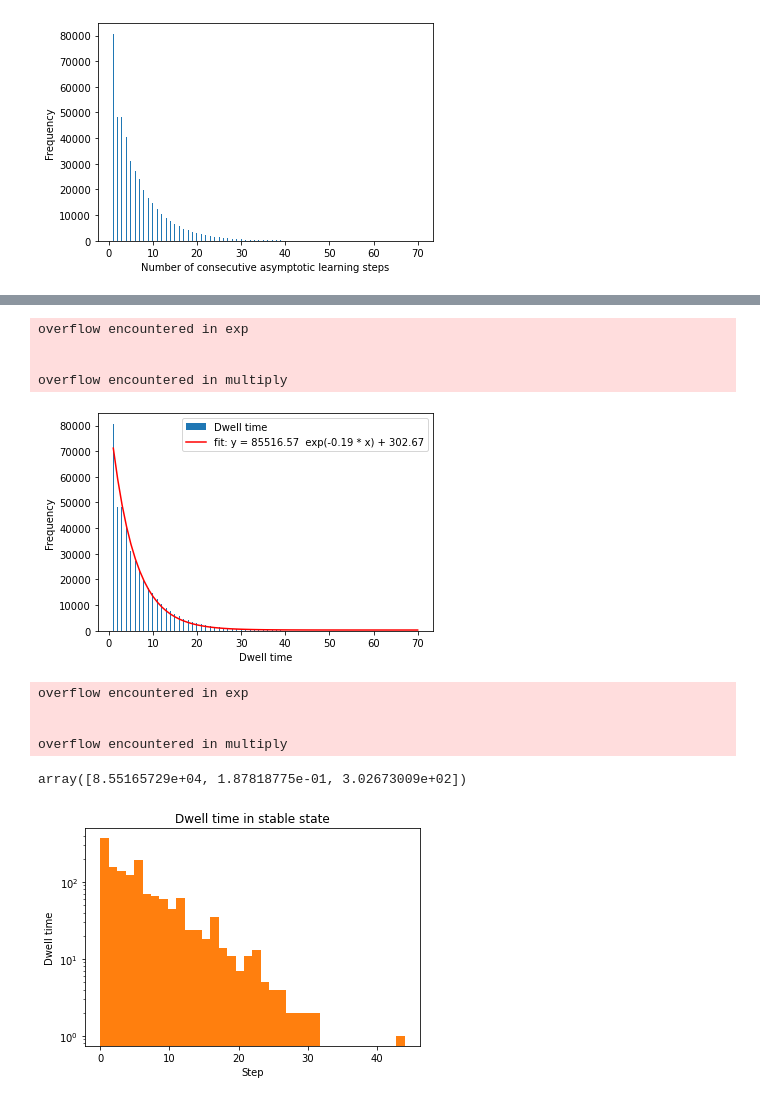
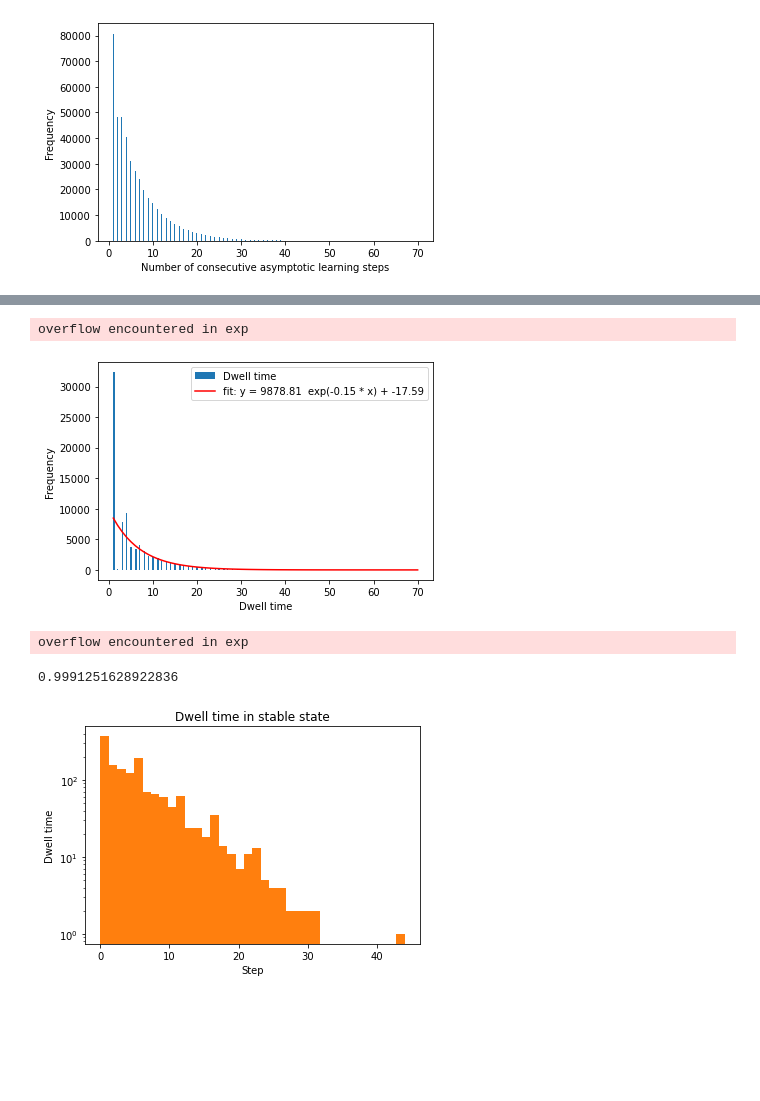
Before and after one commit to YutongB/Opinion-Dynamics, a Jupyter notebook: notebooks/interact.ipynb, the cells around one changed output, grey strips where cells are left out. Cells and saved outputs as stored; diff of their text form; code cells hidden in the pictures; blank space fills up the shorter version.

```diff
--- a/notebooks/interact.ipynb
+++ b/notebooks/interact.ipynb
@@ -94,6 +95,10 @@ res[0].dwell_time()
 # %%
-res[0].plot_dwell_time(log = False)
+res[0].plot_dwell_time(log = True)
 
+x = np.linspace(3, 50, 100)
+y = (4.03256 - 0.0694871*x)
+plt.plot(x, 10**y, label = 'fit $\\propto exp(-0.16t)$')
+plt.legend()
 # x,y = np.unique(res[0].dwell_time(), return_counts=True)
 # logy = np.log10(y)
 # c,m = np.polyfit(x,logy,1)
@@ -105,36 +111,30 @@ res[0].plot_dwell_time(log = False)
 # %%
 def func(x, a, b, c):
     return a * np.exp(-b * x) + c
 
-x,y = np.unique(res[0].dwell_time(), return_counts=True)
-popt, pcov = curve_fit(func, x, y)
+x,y = np.unique(np.sort(res[0].dwell_time()), return_counts=True)
+
+popt, pcov = curve_fit(func, x[5:40], y[5:40])
 
 plt.figure()
 res[0].plot_dwell_time(log = False)
-plt.plot(x, func(x, *popt), 'r-', label=f"fit: y = {a:.2f}  exp(-{b:.2f} * x) + {c:.2f}".format(popt))
+plt.plot(x, func(x, *popt), 'r-', label="fit: y = {:.2f}  exp(-{:.2f} * x) + {:.2f}".format(*popt))
 # plt.yscale('log')
 # plt.xlim(40,70)
 plt.legend()
 plt.show()
 
-popt, pcov = curve_fit(func, x, y)
-residuals = y- func(x, *popt)
+popt, pcov = curve_fit(func, x[5:40], y[5:40])
+residuals = y[5:40]- func(x[5:40], *popt)
 ss_res = np.sum(residuals**2)
 ss_tot = np.sum((y-np.mean(y))**2)
 r_squared = 1 - (ss_res / ss_tot)
 r_squared
-popt
 # %% [output]
 overflow encountered in exp
-
-
-overflow encountered in multiply
-[figure, old version]
+[figure, new version]
 overflow encountered in exp
-
-
-overflow encountered in multiply
-array([8.55165729e+04, 1.87818775e-01, 3.02673009e+02])
+0.9991251628922836
 # %%
 res[0].plot_dwell_time(stable_iters = 10,log = True)
 # %% [output]
```
Also changed, not shown: parts of 3 cells of this notebook, 4 other files.
